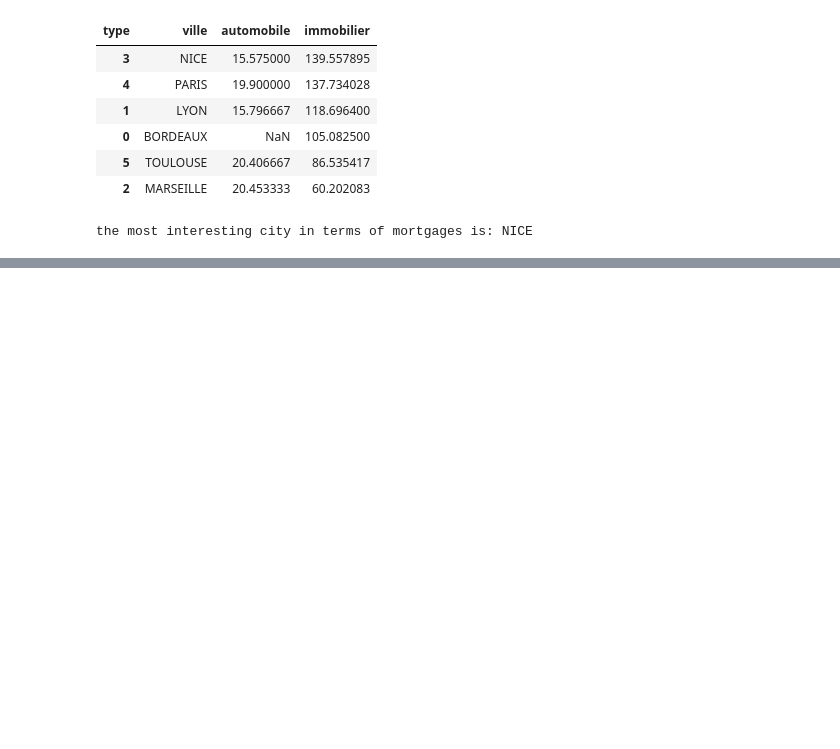
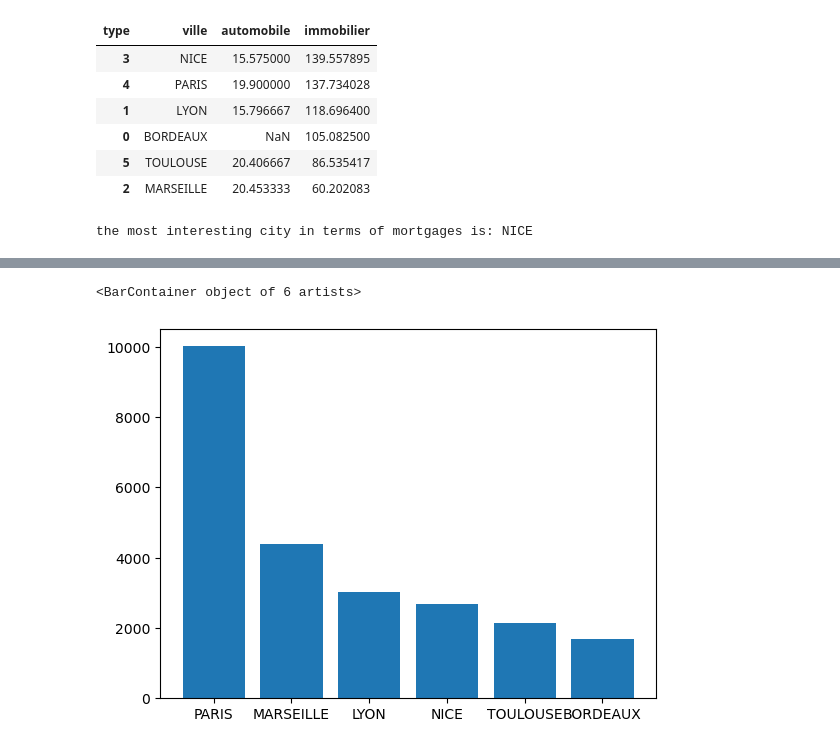
Before and after one commit to dmaiga/real_estate_loans, a Jupyter notebook: asset/Script/Prets_immobilier.ipynb, the cells around one changed output, grey strips where cells are left out. Drawn from its saved outputs; the diff is of its cells as text; code cells hidden in the pictures; blank space fills up the shorter version.

```diff
--- a/asset/Script/Prets_immobilier.ipynb
+++ b/asset/Script/Prets_immobilier.ipynb
@@ -211,0 +257,7 @@ the most interesting city in terms of mortgages is: NICE
+# %%
+#Total monthly profit per branch
+profit= data.groupby('ville')['benefice'].sum().reset_index().sort_values('benefice', ascending=False)
+plt.bar(height=profit['benefice'],x=profit['ville'])
+# %% [output]
+<BarContainer object of 6 artists>
+[figure, added]
```
Also changed, not shown: parts of 8 cells of this notebook.
